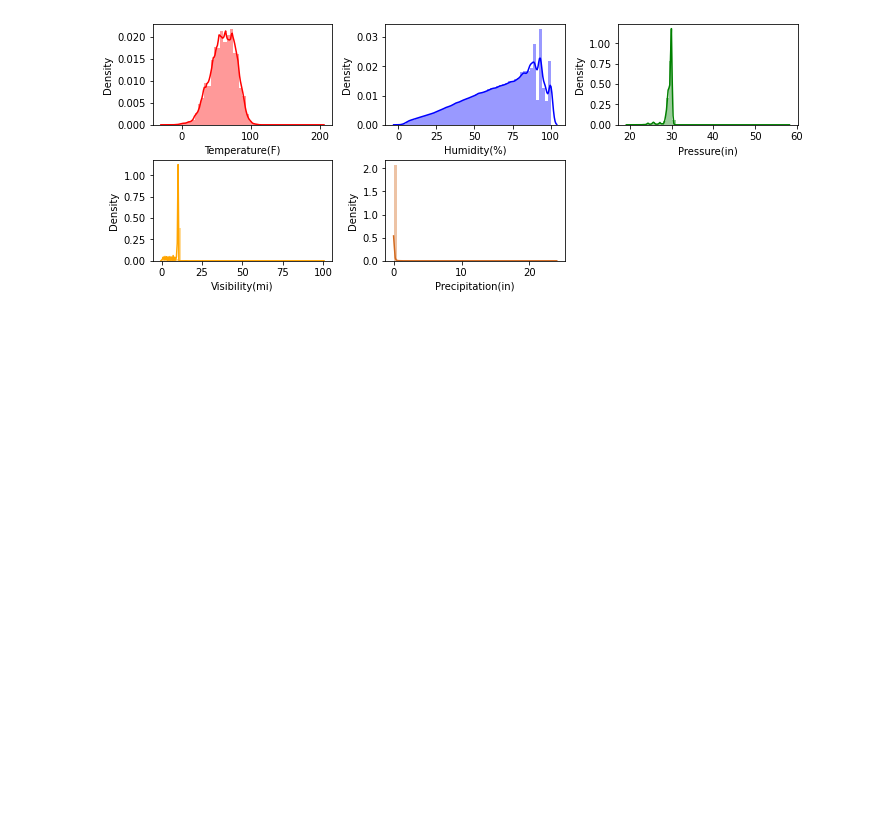
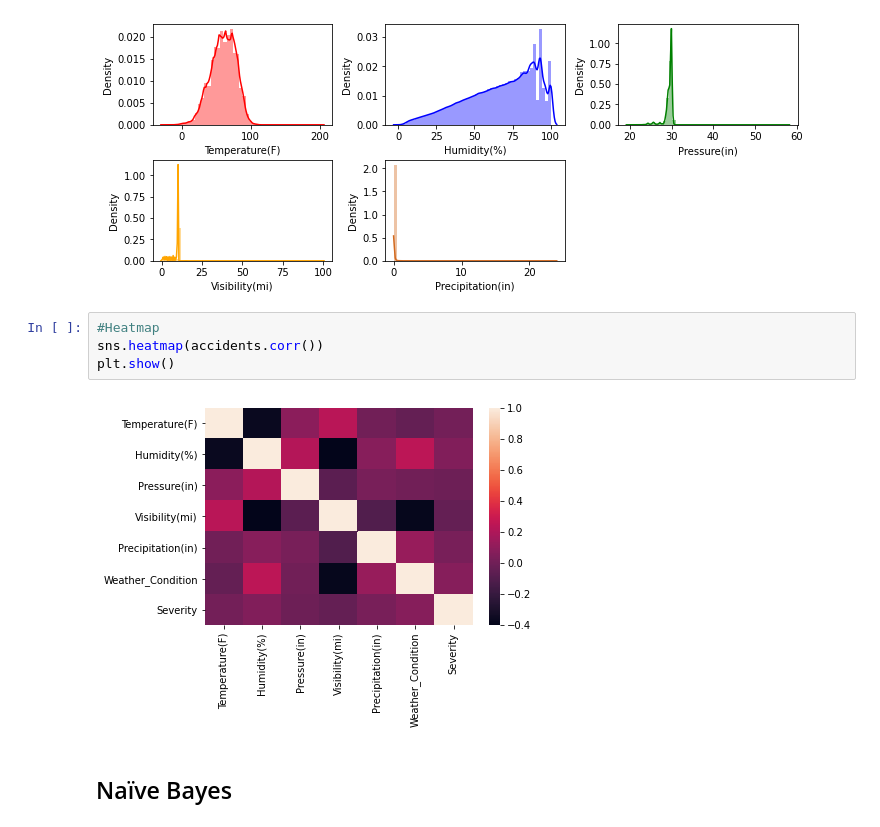
Before and after one commit to QuantumGorilla/Data-Mining, a Jupyter notebook: Proyecto/Proyecto_AlejandroManotas.ipynb, the cells around one changed output. Drawn from its saved outputs; the diff is of its cells as text; blank space fills up the shorter version.

```diff
--- a/Proyecto/Proyecto_AlejandroManotas.ipynb
+++ b/Proyecto/Proyecto_AlejandroManotas.ipynb
@@ -265,6 +304,14 @@ plt.tight_layout(pad=1,h_pad=0.4)
 plt.show()
 # %% [output]
 [figure]
+# %%
+#Heatmap
+sns.heatmap(accidents.corr())
+plt.show()
+# %% [output]
+[figure, added]
+# %% [markdown]
+## Naïve Bayes
 # %%
 #Using Naive Bayes model
 nb = GaussianNB()
```
Also changed, not shown: parts of 14 cells of this notebook.
